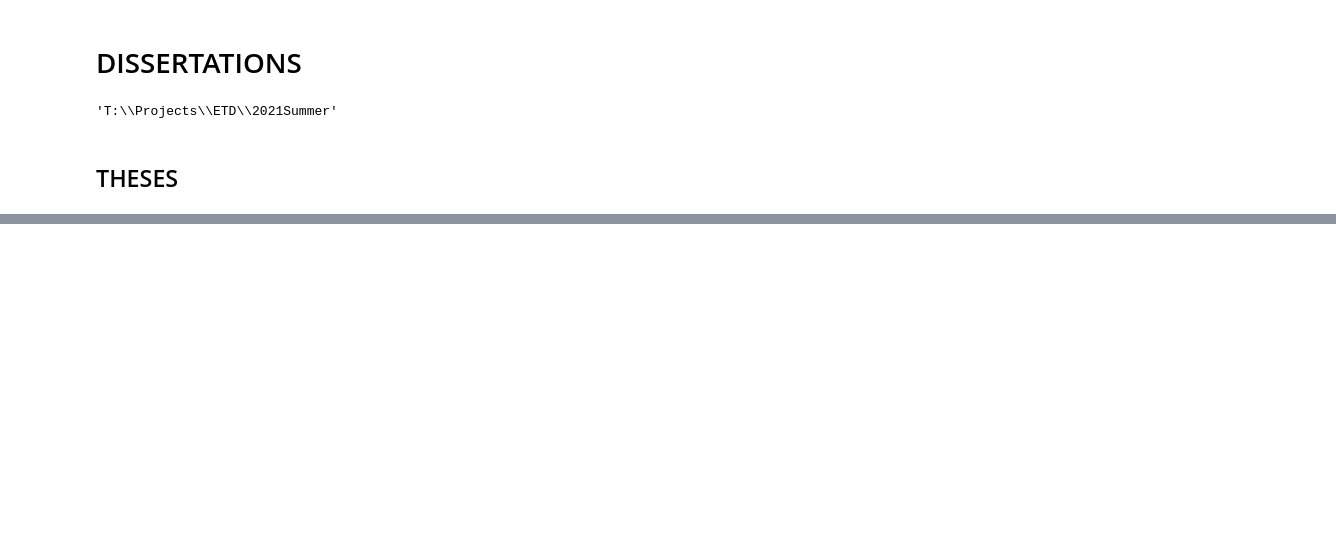
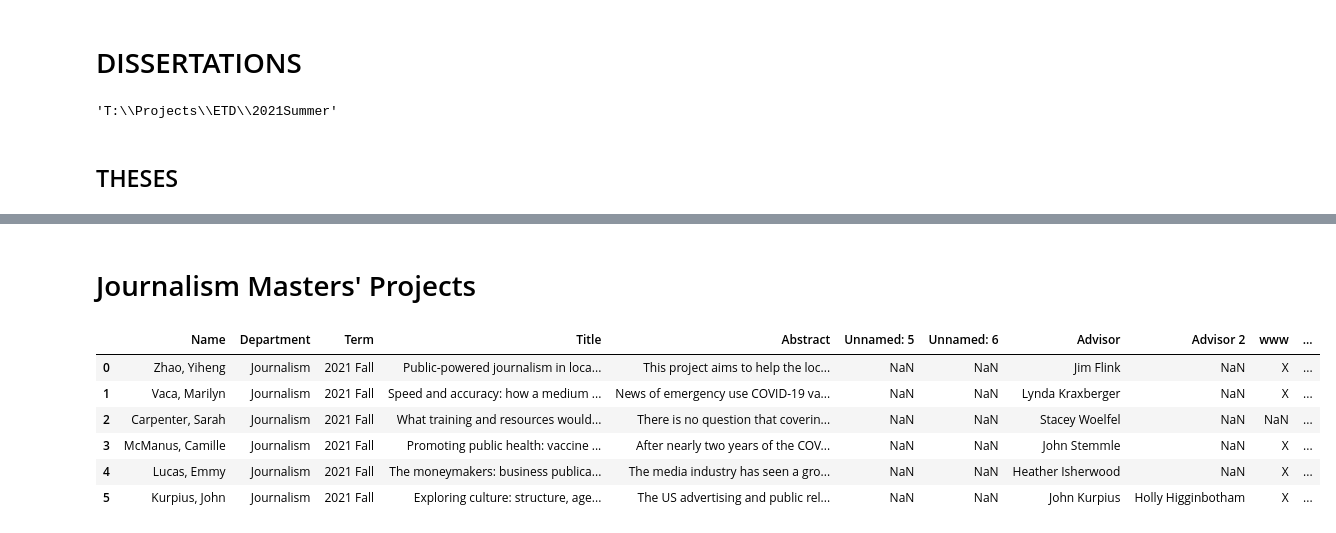
Before and after one commit to troub1/etdbatch, a Jupyter notebook: ETD-Batch-Create.ipynb, the cells around one changed output, grey strips where cells are left out. Cells and saved outputs as stored; diff of their text form; code cells hidden in the pictures; blank space fills up the shorter version.

```diff
--- a/ETD-Batch-Create.ipynb
+++ b/ETD-Batch-Create.ipynb
@@ -208,0 +232,24 @@ T://Projects//ETD//2021Summer//Theses//mospace-batchfiles//YuNo-Ya-batchfiles//
+# %% [markdown]
+# Journalism Masters' Projects
+# %%
+# Iterate through rows in dataframe (each JMP) and generate XML for each, completing the template defined below as a format string (variables are inserted in {}).
+# .translate(trans_table) function uses the table above to make character substitutions necessary for XML parsing and Dspace import
+# .capitalize() function converts title to sentence-case
+# .replace() function on title replaced mid-title newline character (title broken over two lines) with space
+# Creates dublin_core.xml and metadata_thesis.xml, and contents files for the batch file.
+
+directory = 'T:\Projects\JMP\Journalism Master ProjectsFall2021\Immediate Release Worldwide Access'
+jmp_file = 'T:\Projects\JMP\Journalism Master ProjectsFall2021\\2021-Fall-JMPs.csv'
+jmp_data = pd.read_csv(jmp_file, encoding='utf-8')
+term = '2021 Fall' #format YYYY <semester>, ie '2021 Summer' or '2022 Spring'
+issued_year = '2021'
+# %%
+jmp_data
+# %% [output]
+|  | Name | Department | Term | Title | Abstract | Unnamed: 5 | Unnamed: 6 | Advisor | Advisor 2 | www | ... |
+| 0 | Zhao, Yiheng | Journalism | 2021 Fall | Public-powered journalism in loca... | This project aims to help the loc... | NaN | NaN | Jim Flink | NaN | X | ... |
+| 1 | Vaca, Marilyn | Journalism | 2021 Fall | Speed and accuracy: how a medium ... | News of emergency use COVID-19 va... | NaN | NaN | Lynda Kraxberger | NaN | X | ... |
+| 2 | Carpenter, Sarah | Journalism | 2021 Fall | What training and resources would... | There is no question that coverin... | NaN | NaN | Stacey Woelfel | NaN | NaN | ... |
+| 3 | McManus, Camille | Journalism | 2021 Fall | Promoting public health: vaccine ... | After nearly two years of the COV... | NaN | NaN | John Stemmle | NaN | X | ... |
+| 4 | Lucas, Emmy | Journalism | 2021 Fall | The moneymakers: business publica... | The media industry has seen a gro... | NaN | NaN | Heather Isherwood | NaN | X | ... |
+| 5 | Kurpius, John | Journalism | 2021 Fall | Exploring culture: structure, age... | The US advertising and public rel... | NaN | NaN | John Kurpius | Holly Higginbotham | X | ... |
```
Also changed, not shown: parts of 12 cells of this notebook.
